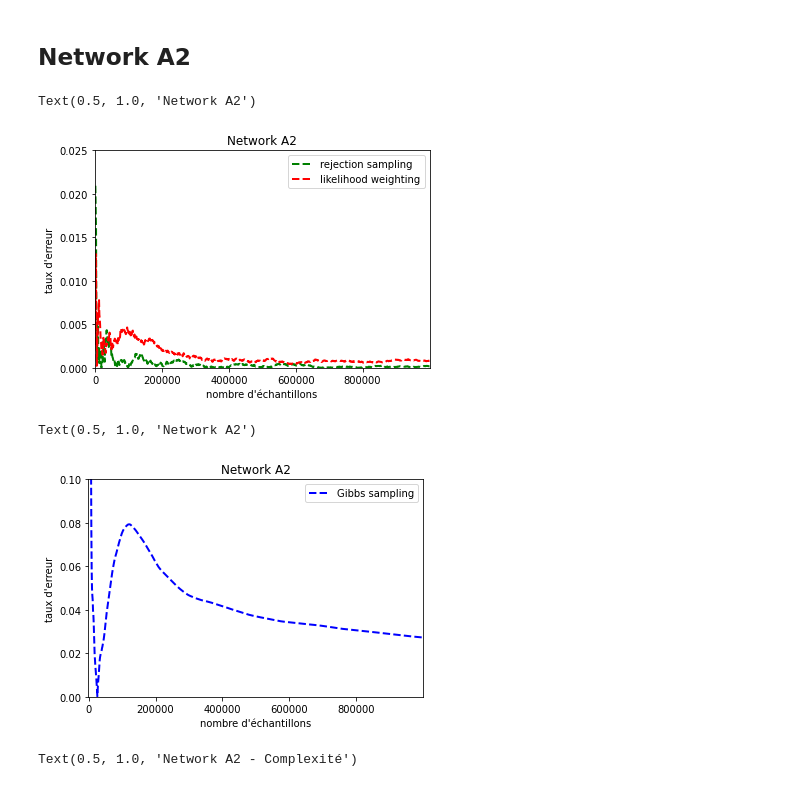
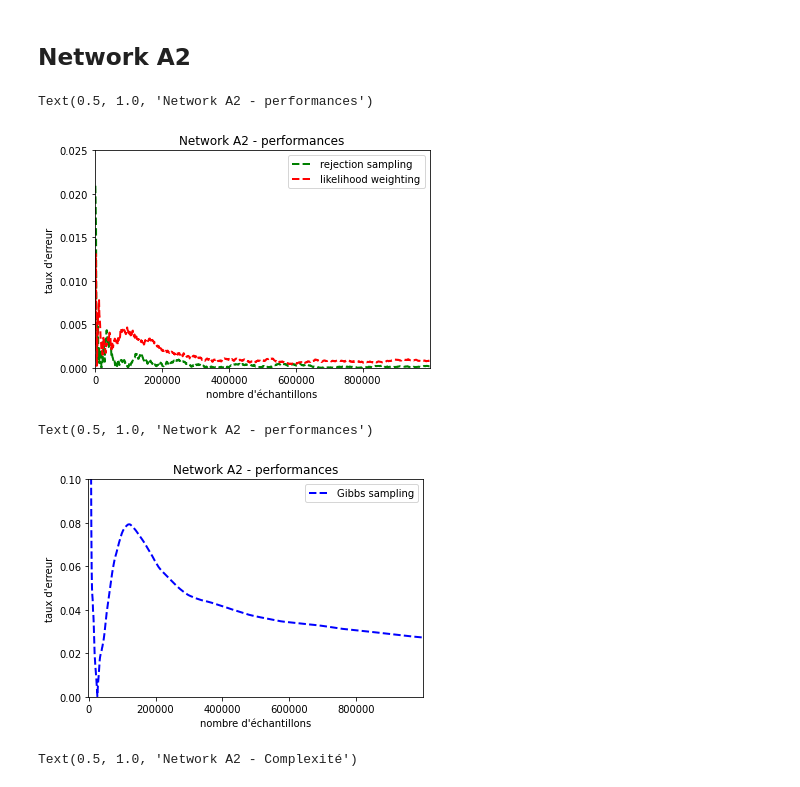
Before and after one commit to mxmboyer/decision-projet, a Jupyter notebook: data_viz.ipynb, the cells around one changed output. Cells and saved outputs as stored; diff of their text form; code cells hidden in the pictures.

```diff
--- a/data_viz.ipynb
+++ b/data_viz.ipynb
@@ -109,46 +109,46 @@ Text(0.5, 1.0, 'Network A1 - Complexité')
 # %%
 proba_exacte2 = [0.519072074418378, 0.48092792558162206]
 
 df_rej2 = pd.read_csv("rejet_A2.csv")
 df_lw2 = pd.read_csv("lw_A2.csv")
 df_gibbs2 = pd.read_csv("gibbs_A2.csv")
 somme_rej = 0
 somme_lw = 0
 somme_g = 0
 erreur_rej2 = list()
 erreur_lw2 = list()
 erreur_g2 = list()
 for i in range (len(df_gibbs2)):
     somme_rej += df_rej2.iloc[i]["prob_false"]
     somme_lw += df_lw2.iloc[i]["prob_false"]
     somme_g += df_gibbs2.iloc[i]["prob_false"]
     cumul_proba_rej = somme_rej / (i+1)
     cumul_proba_lw = somme_lw / (i+1)
     cumul_proba_g = somme_g / (i+1)
     erreur_rej2.append(abs(cumul_proba_rej - proba_exacte2[0]))
     erreur_lw2.append(abs(cumul_proba_lw - proba_exacte2[0]))
     erreur_g2.append(abs(cumul_proba_g - proba_exacte2[0]))
 tab_y = [(n+1)*1000 for n in range(1000)]
 pyplot.plot(tab_y, erreur_rej2, color = 'green', linestyle = 'dashed', linewidth = 2)
 pyplot.plot(tab_y, erreur_lw2, color = 'red', linestyle = 'dashed', linewidth = 2)
 pyplot.axis([-1000, 999999, 0, 0.025])
 pyplot.xlabel("nombre d'échantillons")
 pyplot.ylabel("taux d'erreur")
 pyplot.legend(["rejection sampling", "likelihood weighting"], loc ="upper right")
-pyplot.title("Network A2")
+pyplot.title("Network A2 - performances")
 # %% [output]
-Text(0.5, 1.0, 'Network A2')
+Text(0.5, 1.0, 'Network A2 - performances')
-[figure, old version]
+[figure, new version]
 # %%
 pyplot.plot(tab_y, erreur_g2, color = 'blue', linestyle = 'dashed', linewidth = 2)
 pyplot.axis([-1000, 999999, 0, 0.1])
 pyplot.xlabel("nombre d'échantillons")
 pyplot.ylabel("taux d'erreur")
 pyplot.legend(["Gibbs sampling"], loc ="upper right")
-pyplot.title("Network A2")
+pyplot.title("Network A2 - performances")
 # %% [output]
-Text(0.5, 1.0, 'Network A2')
+Text(0.5, 1.0, 'Network A2 - performances')
-[figure, old version]
+[figure, new version]
 # %%
 time_lw = pd.read_csv("lw_time_A2.csv")
 list_time_lw2 = list()
```
Also changed, not shown: parts of 5 cells of this notebook.
